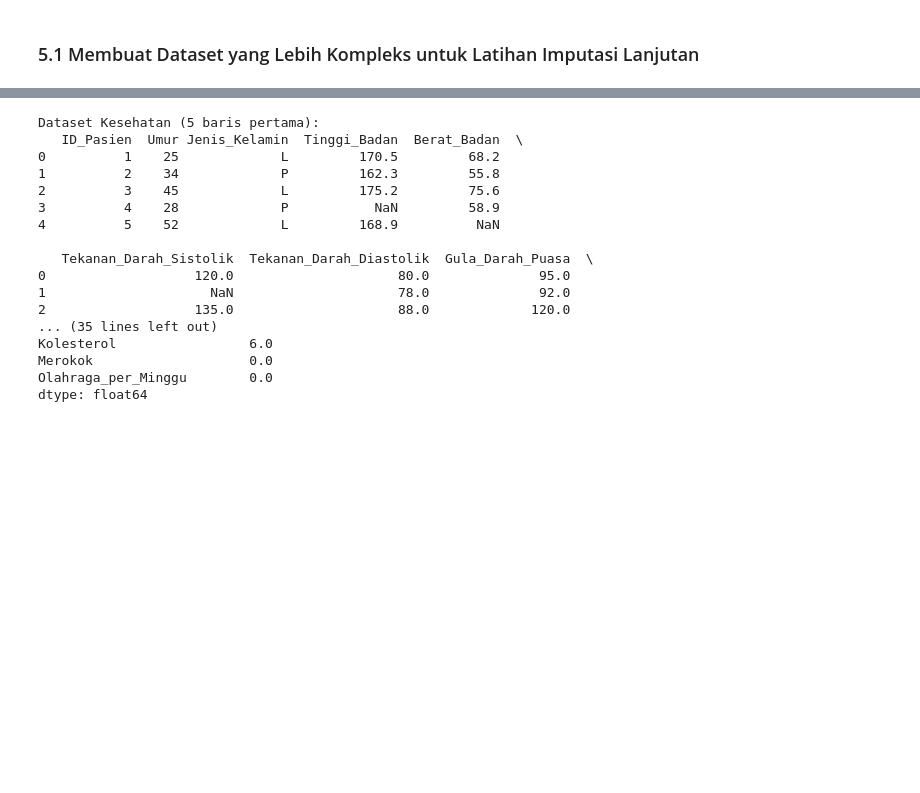
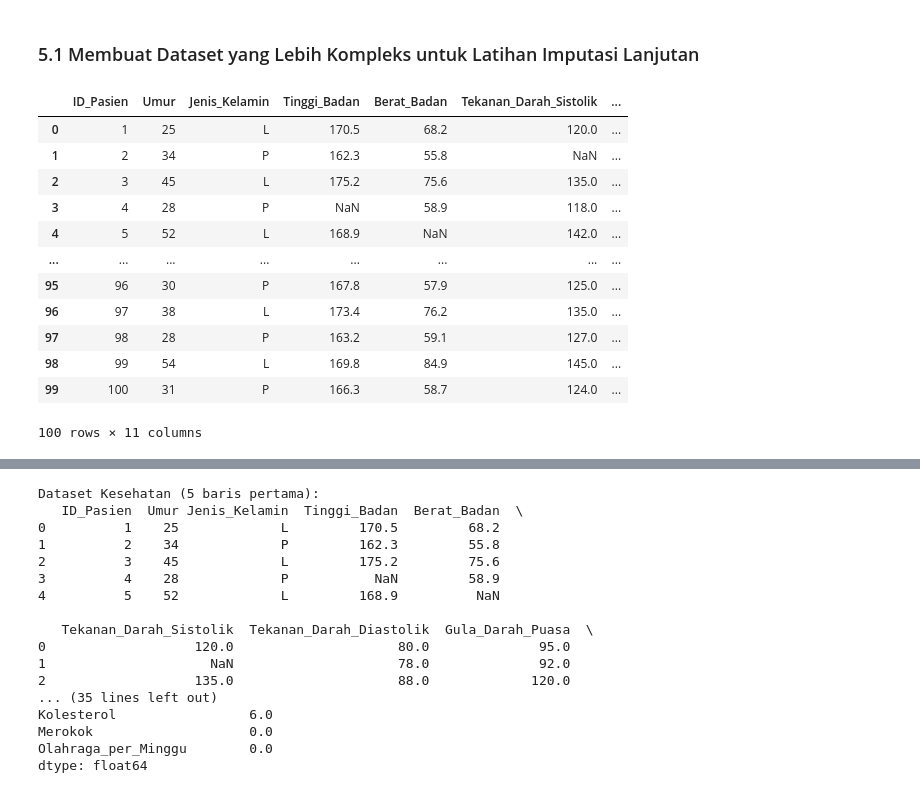
Before and after one commit to danzarchive/Modul-Teknik-Sampling-dan-Data-Wrangling, a Jupyter notebook: Modul 5/Data Cleaning_Imputation.ipynb, the cells around one changed output, grey strips where cells are left out. Cells and saved outputs as stored; diff of their text form; code cells hidden in the pictures; blank space fills up the shorter version.

```diff
--- a/Modul 5/Data Cleaning_Imputation.ipynb
+++ b/Modul 5/Data Cleaning_Imputation.ipynb
@@ -543,3 +548,21 @@ Ukuran: (100, 5)
 ## 5. Bagian 2: Teknik Imputasi Data KNN
 # %% [markdown]
 ### 5.1 Membuat Dataset yang Lebih Kompleks untuk Latihan Imputasi Lanjutan
+# %%
+# Dataset 3: Data Kesehatan dengan missing values
+df_kesehatan = pd.read_csv('dataset_kesehatan_missing.csv')
+display(df_kesehatan)
+# %% [output]
+|  | ID_Pasien | Umur | Jenis_Kelamin | Tinggi_Badan | Berat_Badan | Tekanan_Darah_Sistolik | ... |
+| 0 | 1 | 25 | L | 170.5 | 68.2 | 120.0 | ... |
+| 1 | 2 | 34 | P | 162.3 | 55.8 | NaN | ... |
+| 2 | 3 | 45 | L | 175.2 | 75.6 | 135.0 | ... |
+| 3 | 4 | 28 | P | NaN | 58.9 | 118.0 | ... |
+| 4 | 5 | 52 | L | 168.9 | NaN | 142.0 | ... |
+| ... | ... | ... | ... | ... | ... | ... | ... |
+| 95 | 96 | 30 | P | 167.8 | 57.9 | 125.0 | ... |
+| 96 | 97 | 38 | L | 173.4 | 76.2 | 135.0 | ... |
+| 97 | 98 | 28 | P | 163.2 | 59.1 | 127.0 | ... |
+| 98 | 99 | 54 | L | 169.8 | 84.9 | 145.0 | ... |
+| 99 | 100 | 31 | P | 166.3 | 58.7 | 124.0 | ... |
+100 rows × 11 columns
```
Also changed, not shown: parts of 8 cells of this notebook, 2 other files.
